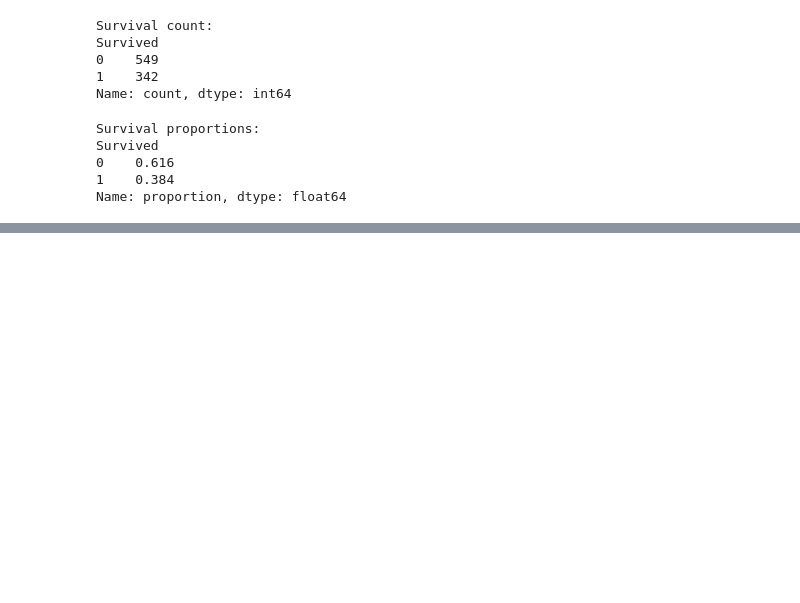
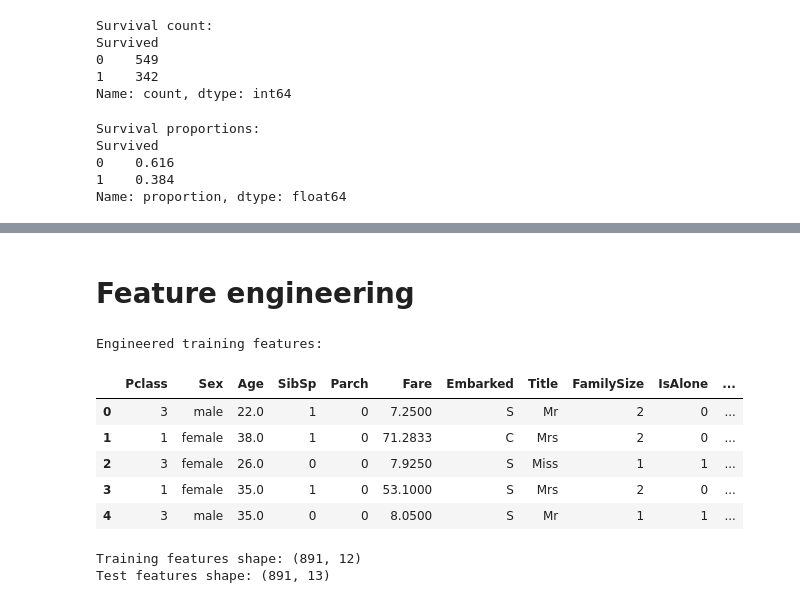
Before and after one commit to CH-CHISAKA/Machine_Learning_and_Data_Science, a Jupyter notebook: 04-assignments/04-assignment/titanic.ipynb, the cells around one changed output, grey strips where cells are left out. Drawn from its saved outputs; the diff is of its cells as text; code cells hidden in the pictures; blank space fills up the shorter version.

```diff
--- a/04-assignments/04-assignment/titanic.ipynb
+++ b/04-assignments/04-assignment/titanic.ipynb
@@ -201,0 +224,72 @@ Name: proportion, dtype: float64
+# %% [markdown]
+# Feature engineering
+# %%
+def create_features(data):
+    data = data.copy()
+
+    # Extract titles from passenger names.
+    data["Title"] = (
+        data["Name"]
+        .str.extract(r",\s*([^.]*)\.", expand=False)
+        .str.strip()
+    )
+
+    # Combine uncommon titles into a smaller group.
+    title_counts = data["Title"].value_counts()
+    common_titles = ["Mr", "Mrs", "Miss", "Master"]
+
+    data["Title"] = data["Title"].where(
+        data["Title"].isin(common_titles),
+        "Rare"
+    )
+
+    data["FamilySize"] = (
+        data["SibSp"] + data["Parch"] + 1
+    )
+
+    data["IsAlone"] = (
+        data["FamilySize"] == 1
+    ).astype(int)
+
+    # Preserve cabin availability as a separate signal.
+    data["HasCabin"] = data["Cabin"].notna().astype(int)
+
+    data["Deck"] = (
+        data["Cabin"]
+        .str[0]
+        .fillna("Unknown")
+    )
+
+    # Remove original columns transformed
+    data = data.drop(
+        columns=[
+            "PassengerId",
+            "Name",
+            "Ticket",
+            "Cabin"
+        ]
+    )
+
+    return data
+
+
+X = create_features(train_df.drop(columns=["Survived"]))
+y = train_df["Survived"].copy()
+
+X_test = create_features(test_df)
+
+print("Engineered training features:")
+display(X.head())
+
+print("\nTraining features shape:", X.shape)
+print("Test features shape:", X_test.shape)
+# %% [output]
+Engineered training features:
+|  | Pclass | Sex | Age | SibSp | Parch | Fare | Embarked | Title | FamilySize | IsAlone | ... |
+| 0 | 3 | male | 22.0 | 1 | 0 | 7.2500 | S | Mr | 2 | 0 | ... |
+| 1 | 1 | female | 38.0 | 1 | 0 | 71.2833 | C | Mrs | 2 | 0 | ... |
+| 2 | 3 | female | 26.0 | 0 | 0 | 7.9250 | S | Miss | 1 | 1 | ... |
+| 3 | 1 | female | 35.0 | 1 | 0 | 53.1000 | S | Mrs | 2 | 0 | ... |
+| 4 | 3 | male | 35.0 | 0 | 0 | 8.0500 | S | Mr | 1 | 1 | ... |
+Training features shape: (891, 12)
+Test features shape: (891, 13)
```
Also changed, not shown: parts of 9 cells of this notebook.
